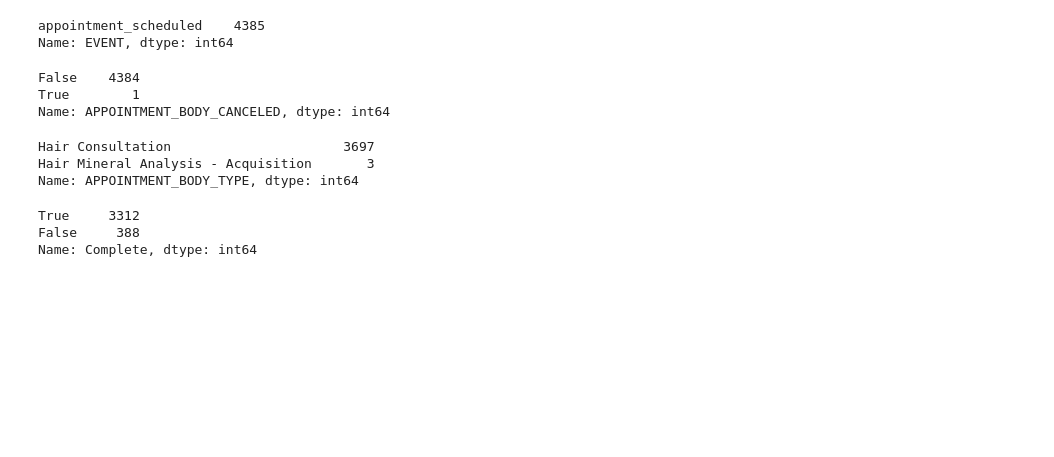
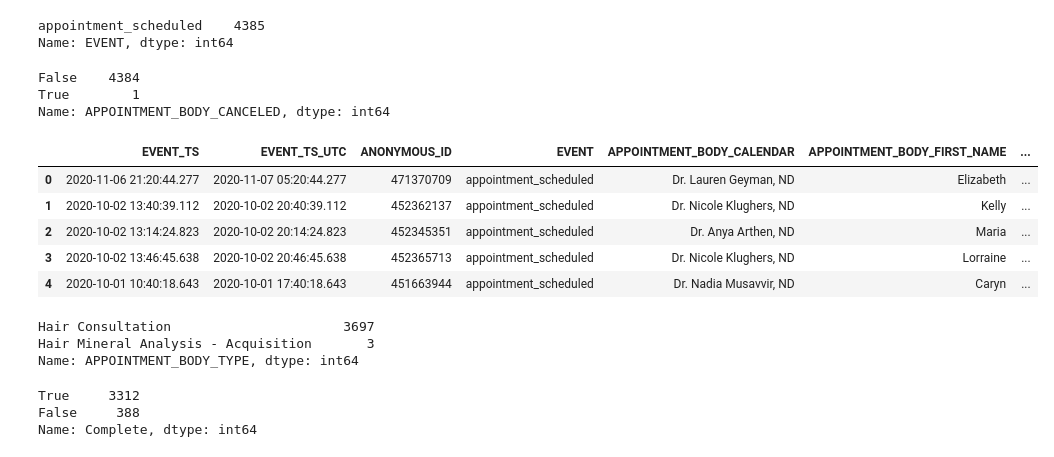
Before and after one commit to meaganlazer/Parking_Tickets_Timeseries, a Jupyter notebook: OrderData.ipynb, the cells around one changed output. Drawn from its saved outputs; the diff is of its cells as text; code cells hidden in the pictures; blank space fills up the shorter version.

```diff
--- a/OrderData.ipynb
+++ b/OrderData.ipynb
@@ -91,4 +95,13 @@ silver_acuity['APPOINTMENT_BODY_CANCELED'].value_counts()
 False    4384
 True        1
 Name: APPOINTMENT_BODY_CANCELED, dtype: int64
+# %%
+silver.head()
+# %% [output]
+|  | EVENT_TS | EVENT_TS_UTC | ANONYMOUS_ID | EVENT | APPOINTMENT_BODY_CALENDAR | APPOINTMENT_BODY_FIRST_NAME | ... |
+| 0 | 2020-11-06 21:20:44.277 | 2020-11-07 05:20:44.277 | 471370709 | appointment_scheduled | Dr. Lauren Geyman, ND | Elizabeth | ... |
+| 1 | 2020-10-02 13:40:39.112 | 2020-10-02 20:40:39.112 | 452362137 | appointment_scheduled | Dr. Nicole Klughers, ND | Kelly | ... |
+| 2 | 2020-10-02 13:14:24.823 | 2020-10-02 20:14:24.823 | 452345351 | appointment_scheduled | Dr. Anya Arthen, ND | Maria | ... |
+| 3 | 2020-10-02 13:46:45.638 | 2020-10-02 20:46:45.638 | 452365713 | appointment_scheduled | Dr. Nicole Klughers, ND | Lorraine | ... |
+| 4 | 2020-10-01 10:40:18.643 | 2020-10-01 17:40:18.643 | 451663944 | appointment_scheduled | Dr. Nadia Musavvir, ND | Caryn | ... |
 # %%
```
Also changed, not shown: parts of 13 cells of this notebook.
